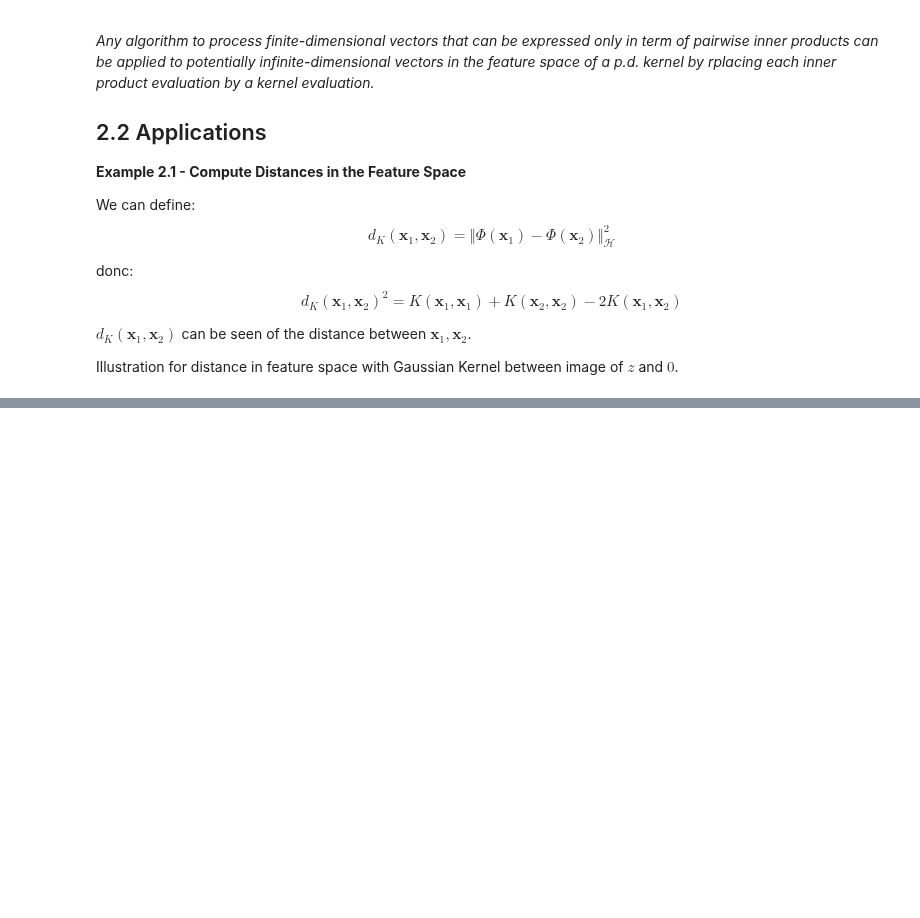
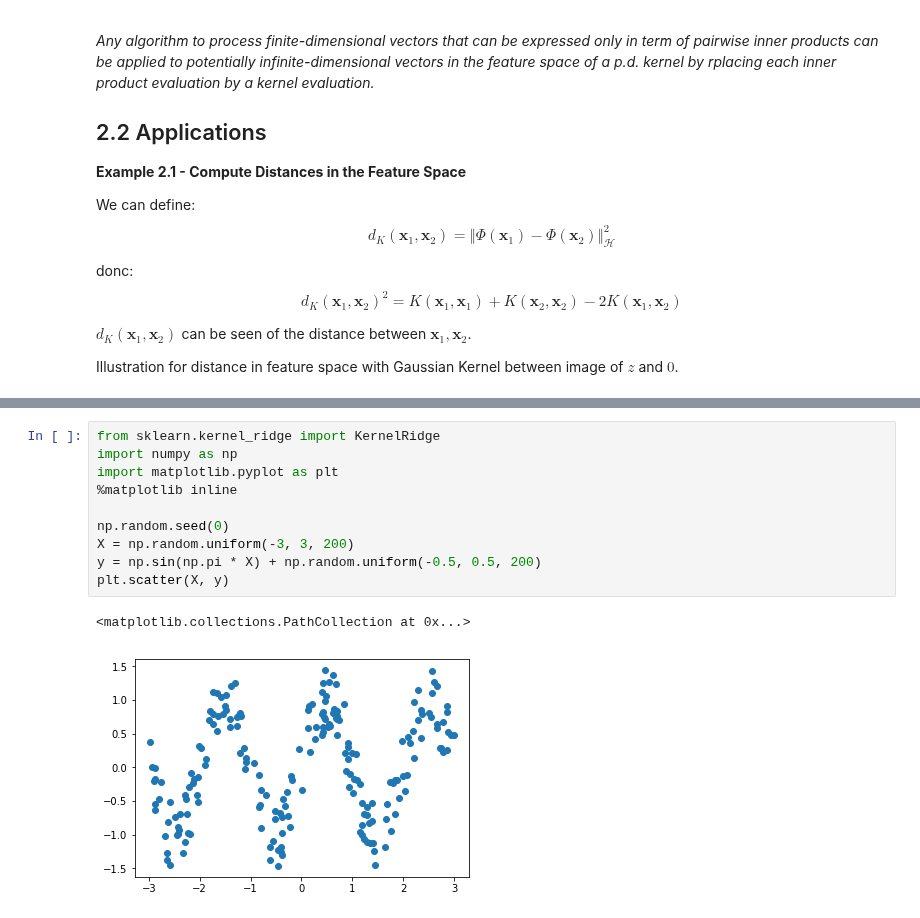
Before and after one commit to riduan91/DSC101, a Jupyter notebook: Readings/Kernels.ipynb, the cells around one changed output, grey strips where cells are left out. Saved outputs shown, nothing was run; the diff lists cells and outputs as text; blank space fills up the shorter version.

```diff
--- a/Readings/Kernels.ipynb
+++ b/Readings/Kernels.ipynb
@@ -234,0 +476,13 @@ plt.plot(interval, gaussian_distance(interval))
+# %%
+from sklearn.kernel_ridge import KernelRidge
+import numpy as np
+import matplotlib.pyplot as plt
+%matplotlib inline
+
+np.random.seed(0)
+X = np.random.uniform(-3, 3, 200)
+y = np.sin(np.pi * X) + np.random.uniform(-0.5, 0.5, 200)
+plt.scatter(X, y)
+# %% [output]
+<matplotlib.collections.PathCollection at 0x...>
+[figure, added]
```
Also changed, not shown: parts of 47 cells of this notebook, 2 other files.
